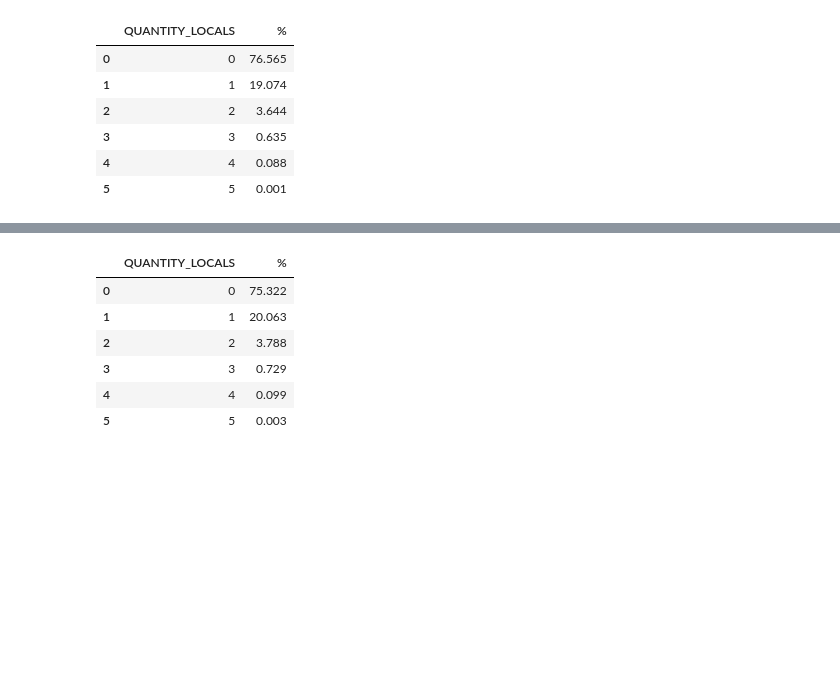
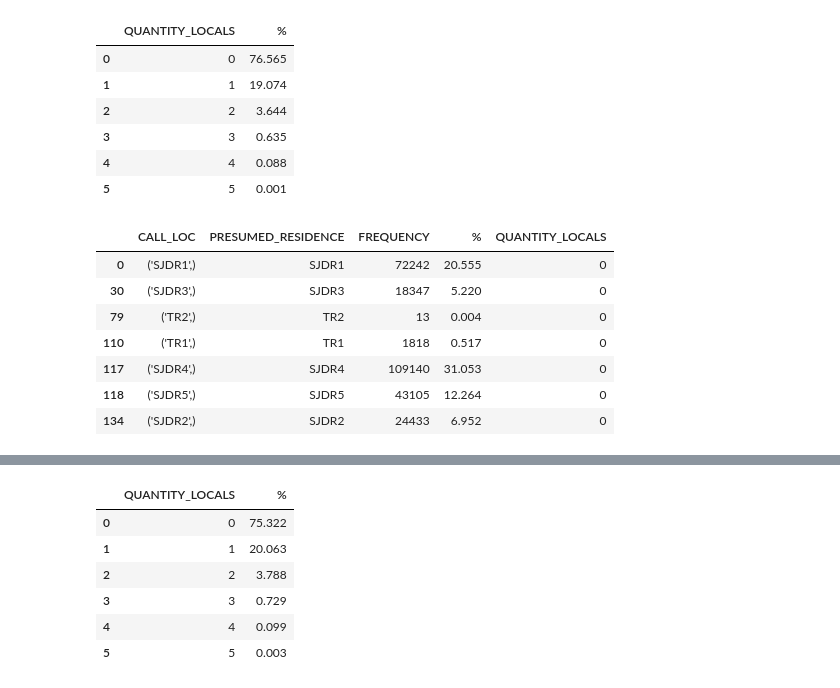
Before and after one commit to ghmc91/Projeto_Mestrado, a Jupyter notebook: Motifs.ipynb, the cells around one changed output, grey strips where cells are left out. Saved outputs shown, nothing was run; the diff lists cells and outputs as text; code cells hidden in the pictures; blank space fills up the shorter version.

```diff
--- a/Motifs.ipynb
+++ b/Motifs.ipynb
@@ -127,3 +143,16 @@ frequency_sjdr_3
 | 3 | 3 | 0.635 |
 | 4 | 4 | 0.088 |
 | 5 | 5 | 0.001 |
+# %%
+df_motif_sjdr_3['CALL_LOC'] = df_motif_sjdr_3['CALL_LOC'].apply(lambda x: tuple(x))
+#len(pd.unique(df_motif_sjdr_3[['CALL_LOC', 'PRESUMED_RESIDENCE']].values.ravel('K')))
+df_motif_sjdr_3[df_motif_sjdr_3['QUANTITY_LOCALS'] == 0]
+# %% [output]
+|  | CALL_LOC | PRESUMED_RESIDENCE | FREQUENCY | % | QUANTITY_LOCALS |
+| 0 | ('SJDR1',) | SJDR1 | 72242 | 20.555 | 0 |
+| 30 | ('SJDR3',) | SJDR3 | 18347 | 5.220 | 0 |
+| 79 | ('TR2',) | TR2 | 13 | 0.004 | 0 |
+| 110 | ('TR1',) | TR1 | 1818 | 0.517 | 0 |
+| 117 | ('SJDR4',) | SJDR4 | 109140 | 31.053 | 0 |
+| 118 | ('SJDR5',) | SJDR5 | 43105 | 12.264 | 0 |
+| 134 | ('SJDR2',) | SJDR2 | 24433 | 6.952 | 0 |
```
Also changed, not shown: parts of 8 cells of this notebook, 7 other files.
